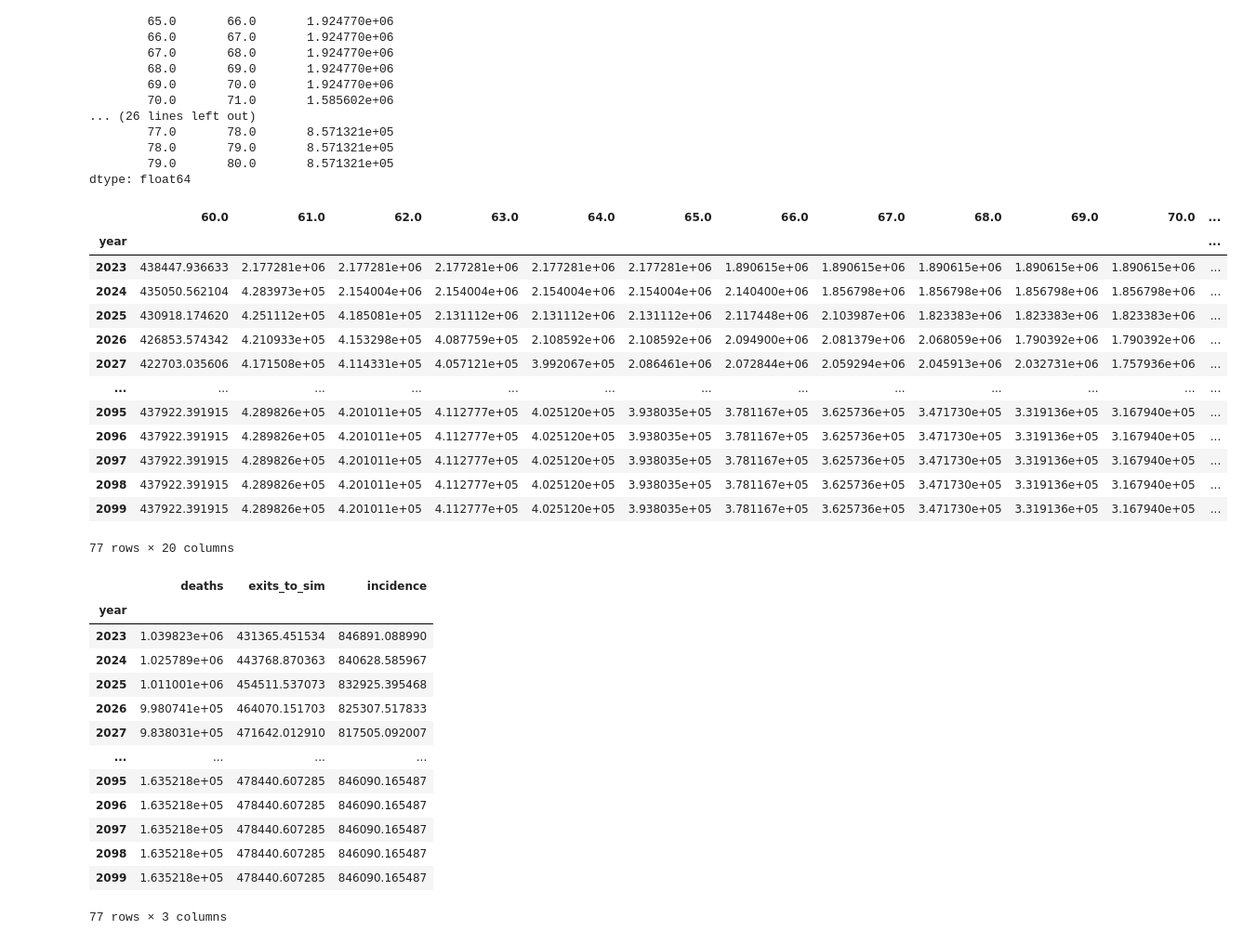
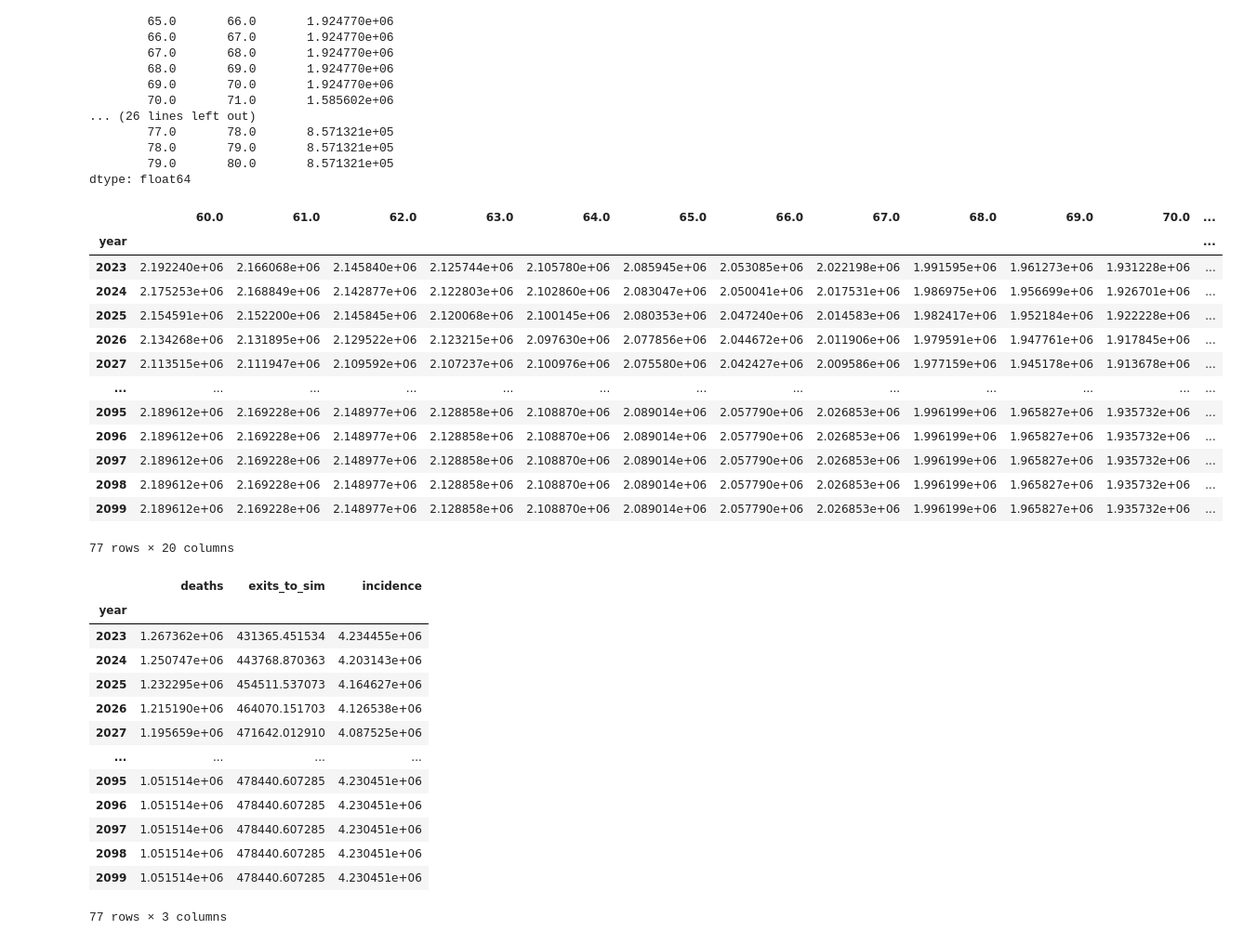
Before and after one commit to ihmeuw/vivarium_research_alzheimers, a Jupyter notebook: outside_sim_calculations/multistate_testing_treatment_table.ipynb, the cells around one changed output. Shown at 93% size. Drawn from its saved outputs; the diff is of its cells as text; code cells hidden in the pictures.

```diff
--- a/outside_sim_calculations/multistate_testing_treatment_table.ipynb
+++ b/outside_sim_calculations/multistate_testing_treatment_table.ipynb
@@ -84,6 +84,10 @@ def get_prev_table_index(cur_index):
     (sex, age_start, age_end) = cur_index
     return (sex, age_start - TIME_STEP_YEARS, age_end - TIME_STEP_YEARS)
 # %%
+def increase_person_time_key(person_time, key: str, amount):
+    person_time[key] += amount
+
+
 def run_time_step(pop_table, year, new_entrants, bbbm_incidence, mortality):
     person_time = dict({"year": year})
     person_time["deaths"] = 0
@@ -95,10 +99,11 @@ def run_time_step(pop_table, year, new_entrants, bbbm_incidence, mortality):
         lookup_year = min(year, 2050)
 
         if age_start == 60:  # add incident 60 year olds:
-            pop_table.loc[index] = (
+            incident_60_year_olds = (
                 new_entrants.loc[(sex, lookup_year)] / GBD_AGE_GROUP_YEARS
             )
-            person_time["incidence"] += pop_table.loc[index]
+            pop_table.loc[index] = incident_60_year_olds
+            increase_person_time_key(person_time, "incidence", incident_60_year_olds)
         else:  # copy population from the age group below this one
             # move people into new age groups:
             pop_table.loc[index] = pop_table.loc[prev_index]
@@ -115,18 +120,15 @@ def run_time_step(pop_table, year, new_entrants, bbbm_incidence, mortality):
                 lookup_year,
                 lookup_year + 1,
             )
-            person_time["deaths"] += (
-                pop_table.loc[index] * mortality.loc[index_in_groups]
-            )
-            pop_table.loc[index] *= 1 - mortality.loc[index_in_groups]
+            pop = pop_table.loc[index]
+            mortality_rate = mortality.loc[index_in_groups]
+            pop_table.loc[index] = pop * (1 - mortality_rate)
+            increase_person_time_key(person_time, "deaths", pop * mortality_rate)
 
             # remove people entering sim (incident to pre-clinical):
-            person_time["exits_to_sim"] += (
-                bbbm_incidence.loc[index_in_groups] / GBD_AGE_GROUP_YEARS
-            )
-            pop_table.loc[index] -= (
-                bbbm_incidence.loc[index_in_groups] / GBD_AGE_GROUP_YEARS
-            )
+            exits_to_sim = bbbm_incidence.loc[index_in_groups] / GBD_AGE_GROUP_YEARS
+            pop_table.loc[index] -= exits_to_sim
+            increase_person_time_key(person_time, "exits_to_sim", exits_to_sim)
 
         person_time[age_start] = pop_table.loc[index]
     return person_time
@@ -157,66 +159,64 @@ new_entrants_all_states_prev = (
     .mean(axis=1)
     .droplevel(["age_start", "age_end", "year_start", "year_end"])
 )
-new_entrants = (
-    new_entrants_forecasted * (1 - new_entrants_all_states_prev) / GBD_AGE_GROUP_YEARS
-)
+new_entrants = new_entrants_forecasted * (1 - new_entrants_all_states_prev)
 
 background_mortality = load_background_mortality()
 
 bbbm_incidence_counts = (
     art.load(BBBM_INCIDENCE_KEY).query("age_start >= 60 & age_start < 80").mean(axis=1)
 )
 
 # person-time observer
 person_time = []
 
 
 for year in range(SIM_START, SIM_END):
     year_person_time = run_time_step(
         pop_table, year, new_entrants, bbbm_incidence_counts, background_mortality
     )
     person_time.append(year_person_time)
 
 
 age_groups = (
     pd.DataFrame(person_time)
     .drop(["deaths", "exits_to_sim", "incidence"], axis=1)
     .set_index("year")
 )
 age_groups = age_groups[age_groups.columns[::-1]]  # reverse order
 categories = pd.DataFrame(person_time)[
     ["year", "deaths", "exits_to_sim", "incidence"]
 ].set_index("year")
 display(age_groups)
 display(categories)
 # %% [output]
 |  | 60.0 | 61.0 | 62.0 | 63.0 | 64.0 | 65.0 | 66.0 | 67.0 | 68.0 | 69.0 | 70.0 | ... |
 | year |  |  |  |  |  |  |  |  |  |  |  | ... |
-| 2023 | 438447.936633 | 2.177281e+06 | 2.177281e+06 | 2.177281e+06 | 2.177281e+06 | 2.177281e+06 | 1.890615e+06 | 1.890615e+06 | 1.890615e+06 | 1.890615e+06 | 1.890615e+06 | ... |
-| 2024 | 435050.562104 | 4.283973e+05 | 2.154004e+06 | 2.154004e+06 | 2.154004e+06 | 2.154004e+06 | 2.140400e+06 | 1.856798e+06 | 1.856798e+06 | 1.856798e+06 | 1.856798e+06 | ... |
-| 2025 | 430918.174620 | 4.251112e+05 | 4.185081e+05 | 2.131112e+06 | 2.131112e+06 | 2.131112e+06 | 2.117448e+06 | 2.103987e+06 | 1.823383e+06 | 1.823383e+06 | 1.823383e+06 | ... |
-| 2026 | 426853.574342 | 4.210933e+05 | 4.153298e+05 | 4.087759e+05 | 2.108592e+06 | 2.108592e+06 | 2.094900e+06 | 2.081379e+06 | 2.068059e+06 | 1.790392e+06 | 1.790392e+06 | ... |
-| 2027 | 422703.035606 | 4.171508e+05 | 4.114331e+05 | 4.057121e+05 | 3.992067e+05 | 2.086461e+06 | 2.072844e+06 | 2.059294e+06 | 2.045913e+06 | 2.032731e+06 | 1.757936e+06 | ... |
+| 2023 | 2.192240e+06 | 2.166068e+06 | 2.145840e+06 | 2.125744e+06 | 2.105780e+06 | 2.085945e+06 | 2.053085e+06 | 2.022198e+06 | 1.991595e+06 | 1.961273e+06 | 1.931228e+06 | ... |
+| 2024 | 2.175253e+06 | 2.168849e+06 | 2.142877e+06 | 2.122803e+06 | 2.102860e+06 | 2.083047e+06 | 2.050041e+06 | 2.017531e+06 | 1.986975e+06 | 1.956699e+06 | 1.926701e+06 | ... |
+| 2025 | 2.154591e+06 | 2.152200e+06 | 2.145845e+06 | 2.120068e+06 | 2.100145e+06 | 2.080353e+06 | 2.047240e+06 | 2.014583e+06 | 1.982417e+06 | 1.952184e+06 | 1.922228e+06 | ... |
+| 2026 | 2.134268e+06 | 2.131895e+06 | 2.129522e+06 | 2.123215e+06 | 2.097630e+06 | 2.077856e+06 | 2.044672e+06 | 2.011906e+06 | 1.979591e+06 | 1.947761e+06 | 1.917845e+06 | ... |
+| 2027 | 2.113515e+06 | 2.111947e+06 | 2.109592e+06 | 2.107237e+06 | 2.100976e+06 | 2.075580e+06 | 2.042427e+06 | 2.009586e+06 | 1.977159e+06 | 1.945178e+06 | 1.913678e+06 | ... |
 | ... | ... | ... | ... | ... | ... | ... | ... | ... | ... | ... | ... | ... |
-| 2095 | 437922.391915 | 4.289826e+05 | 4.201011e+05 | 4.112777e+05 | 4.025120e+05 | 3.938035e+05 | 3.781167e+05 | 3.625736e+05 | 3.471730e+05 | 3.319136e+05 | 3.167940e+05 | ... |
-| 2096 | 437922.391915 | 4.289826e+05 | 4.201011e+05 | 4.112777e+05 | 4.025120e+05 | 3.938035e+05 | 3.781167e+05 | 3.625736e+05 | 3.471730e+05 | 3.319136e+05 | 3.167940e+05 | ... |
-| 2097 | 437922.391915 | 4.289826e+05 | 4.201011e+05 | 4.112777e+05 | 4.025120e+05 | 3.938035e+05 | 3.781167e+05 | 3.625736e+05 | 3.471730e+05 | 3.319136e+05 | 3.167940e+05 | ... |
-| 2098 | 437922.391915 | 4.289826e+05 | 4.201011e+05 | 4.112777e+05 | 4.025120e+05 | 3.938035e+05 | 3.781167e+05 | 3.625736e+05 | 3.471730e+05 | 3.319136e+05 | 3.167940e+05 | ... |
-| 2099 | 437922.391915 | 4.289826e+05 | 4.201011e+05 | 4.112777e+05 | 4.025120e+05 | 3.938035e+05 | 3.781167e+05 | 3.625736e+05 | 3.471730e+05 | 3.319136e+05 | 3.167940e+05 | ... |
+| 2095 | 2.189612e+06 | 2.169228e+06 | 2.148977e+06 | 2.128858e+06 | 2.108870e+06 | 2.089014e+06 | 2.057790e+06 | 2.026853e+06 | 1.996199e+06 | 1.965827e+06 | 1.935732e+06 | ... |
+| 2096 | 2.189612e+06 | 2.169228e+06 | 2.148977e+06 | 2.128858e+06 | 2.108870e+06 | 2.089014e+06 | 2.057790e+06 | 2.026853e+06 | 1.996199e+06 | 1.965827e+06 | 1.935732e+06 | ... |
+| 2097 | 2.189612e+06 | 2.169228e+06 | 2.148977e+06 | 2.128858e+06 | 2.108870e+06 | 2.089014e+06 | 2.057790e+06 | 2.026853e+06 | 1.996199e+06 | 1.965827e+06 | 1.935732e+06 | ... |
+| 2098 | 2.189612e+06 | 2.169228e+06 | 2.148977e+06 | 2.128858e+06 | 2.108870e+06 | 2.089014e+06 | 2.057790e+06 | 2.026853e+06 | 1.996199e+06 | 1.965827e+06 | 1.935732e+06 | ... |
+| 2099 | 2.189612e+06 | 2.169228e+06 | 2.148977e+06 | 2.128858e+06 | 2.108870e+06 | 2.089014e+06 | 2.057790e+06 | 2.026853e+06 | 1.996199e+06 | 1.965827e+06 | 1.935732e+06 | ... |
 77 rows × 20 columns
 |  | deaths | exits_to_sim | incidence |
 | year |  |  |  |
-| 2023 | 1.039823e+06 | 431365.451534 | 846891.088990 |
-| 2024 | 1.025789e+06 | 443768.870363 | 840628.585967 |
-| 2025 | 1.011001e+06 | 454511.537073 | 832925.395468 |
-| 2026 | 9.980741e+05 | 464070.151703 | 825307.517833 |
-| 2027 | 9.838031e+05 | 471642.012910 | 817505.092007 |
+| 2023 | 1.267362e+06 | 431365.451534 | 4.234455e+06 |
+| 2024 | 1.250747e+06 | 443768.870363 | 4.203143e+06 |
+| 2025 | 1.232295e+06 | 454511.537073 | 4.164627e+06 |
+| 2026 | 1.215190e+06 | 464070.151703 | 4.126538e+06 |
+| 2027 | 1.195659e+06 | 471642.012910 | 4.087525e+06 |
 | ... | ... | ... | ... |
-| 2095 | 1.635218e+05 | 478440.607285 | 846090.165487 |
-| 2096 | 1.635218e+05 | 478440.607285 | 846090.165487 |
-| 2097 | 1.635218e+05 | 478440.607285 | 846090.165487 |
-| 2098 | 1.635218e+05 | 478440.607285 | 846090.165487 |
-| 2099 | 1.635218e+05 | 478440.607285 | 846090.165487 |
+| 2095 | 1.051514e+06 | 478440.607285 | 4.230451e+06 |
+| 2096 | 1.051514e+06 | 478440.607285 | 4.230451e+06 |
+| 2097 | 1.051514e+06 | 478440.607285 | 4.230451e+06 |
+| 2098 | 1.051514e+06 | 478440.607285 | 4.230451e+06 |
+| 2099 | 1.051514e+06 | 478440.607285 | 4.230451e+06 |
 77 rows × 3 columns
 # %%
 age_groups.plot()
```
Also changed, not shown: parts of 1 cell of this notebook.
